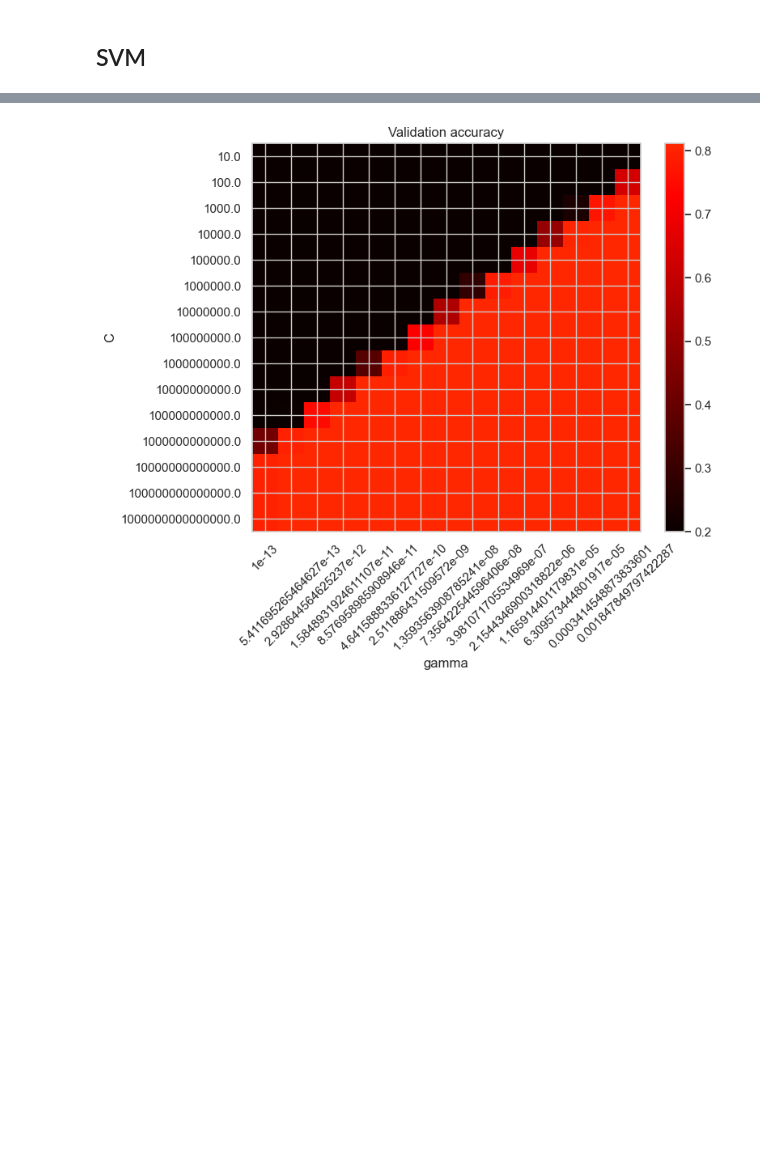
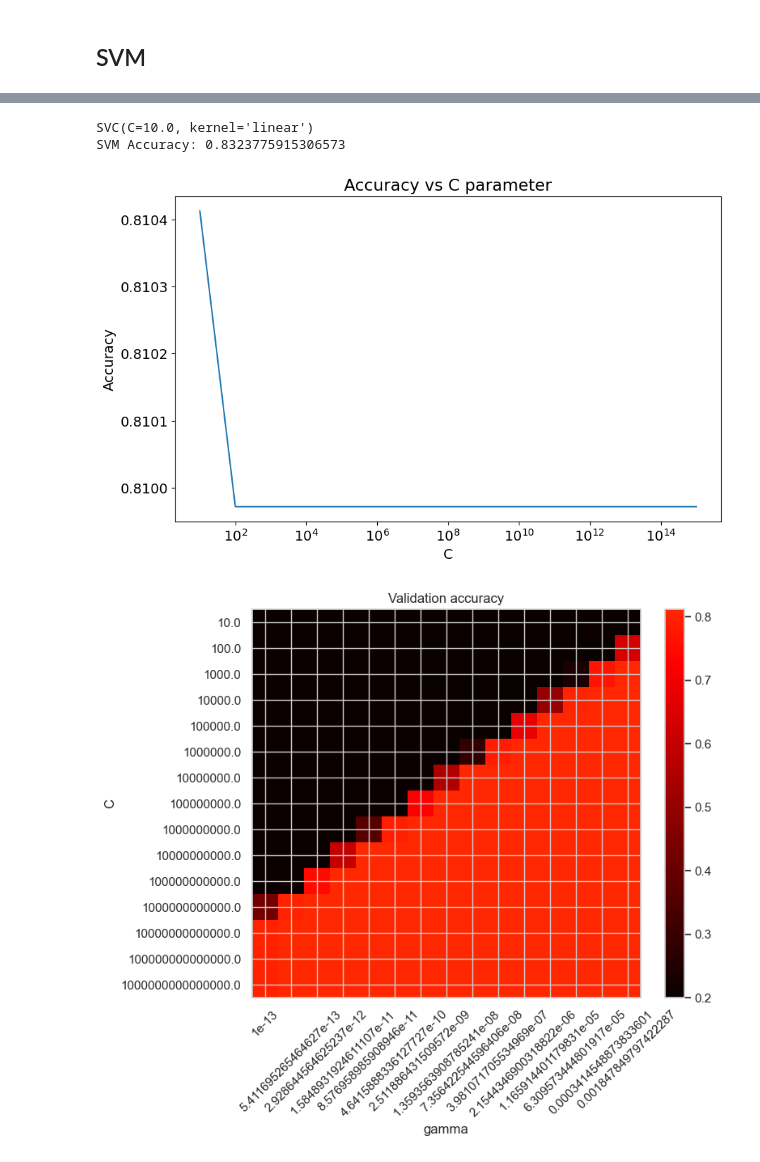
Before and after one commit to benjordan98/intelligent_sys_assignment2, a Jupyter notebook: code.ipynb, the cells around one changed output, grey strips where cells are left out. Drawn from its saved outputs; the diff is of its cells as text; code cells hidden in the pictures; blank space fills up the shorter version.

```diff
--- a/code.ipynb
+++ b/code.ipynb
@@ -1444,0 +1464,8 @@ SVM Accuracy: 0.8408163265306122
+# %%
+C = list(np.logspace(1,16,num=15, endpoint=False))
+C_params = {'C': C,
+          'kernel': ['linear']}
+# %%
+best_C = GridSearchCV(SVC(), param_grid= C_params, cv= skf, verbose= True)
+# %%
+best_C.fit(X_train_vec, y_train)
@@ -1444,0 +1483,20 @@ SVM Accuracy: 0.8408163265306122
+# %%
+print(best_C.best_estimator_)
+best_C_predictions = best_C.predict(X_test_vec)
+best_C_accuracy = accuracy_score(y_test, best_C_predictions)
+print("SVM Accuracy:", best_C_accuracy)
+# %% [output]
+SVC(C=10.0, kernel='linear')
+SVM Accuracy: 0.8323775915306573
+# %%
+scores = best_C.cv_results_["mean_test_score"].reshape(
+    len(params['C']))
+plt.figure(figsize=(10, 6))
+plt.title("Accuracy vs C parameter")
+plt.xlabel("C")
+plt.ylabel("Accuracy")
+plt.plot(params['C'], scores[:])
+plt.xscale('log')
+plt.show()
+# %% [output]
+[figure, added]
```
Also changed, not shown: parts of 34 cells of this notebook.
